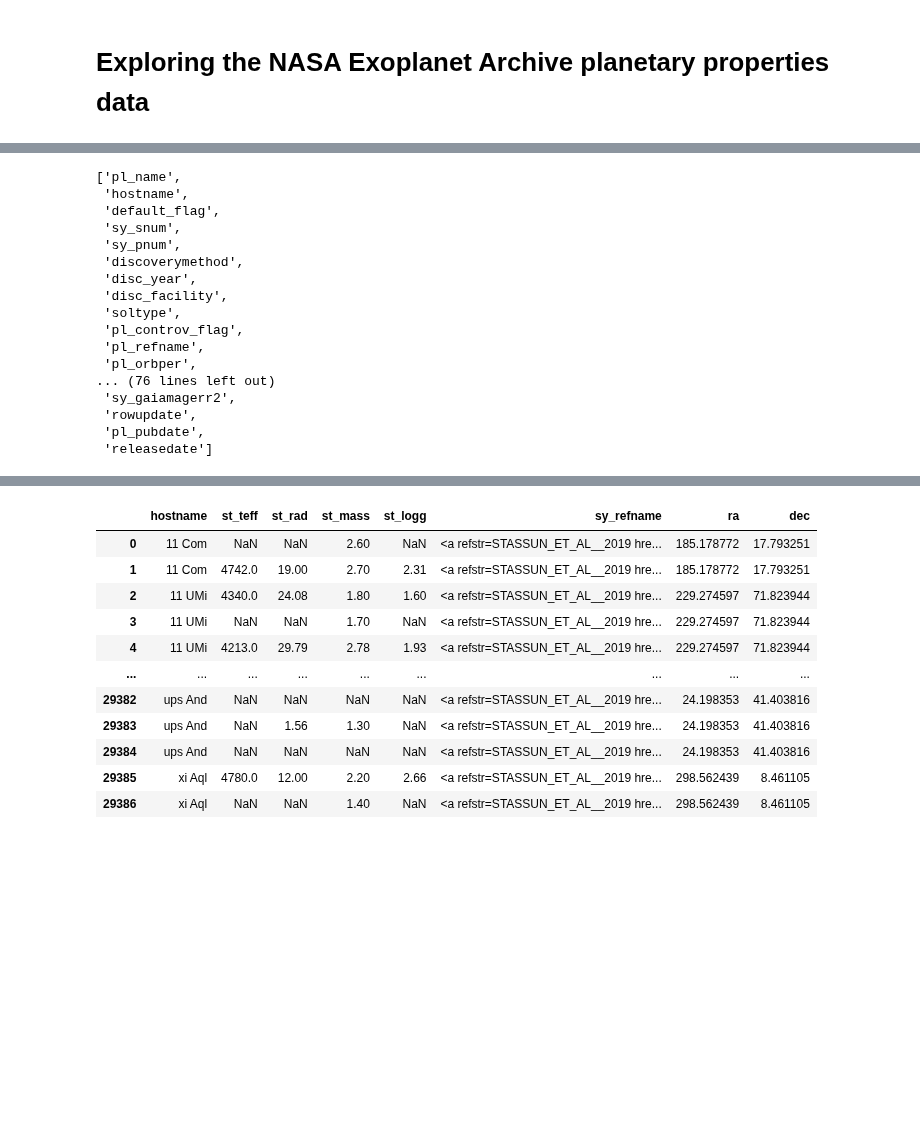
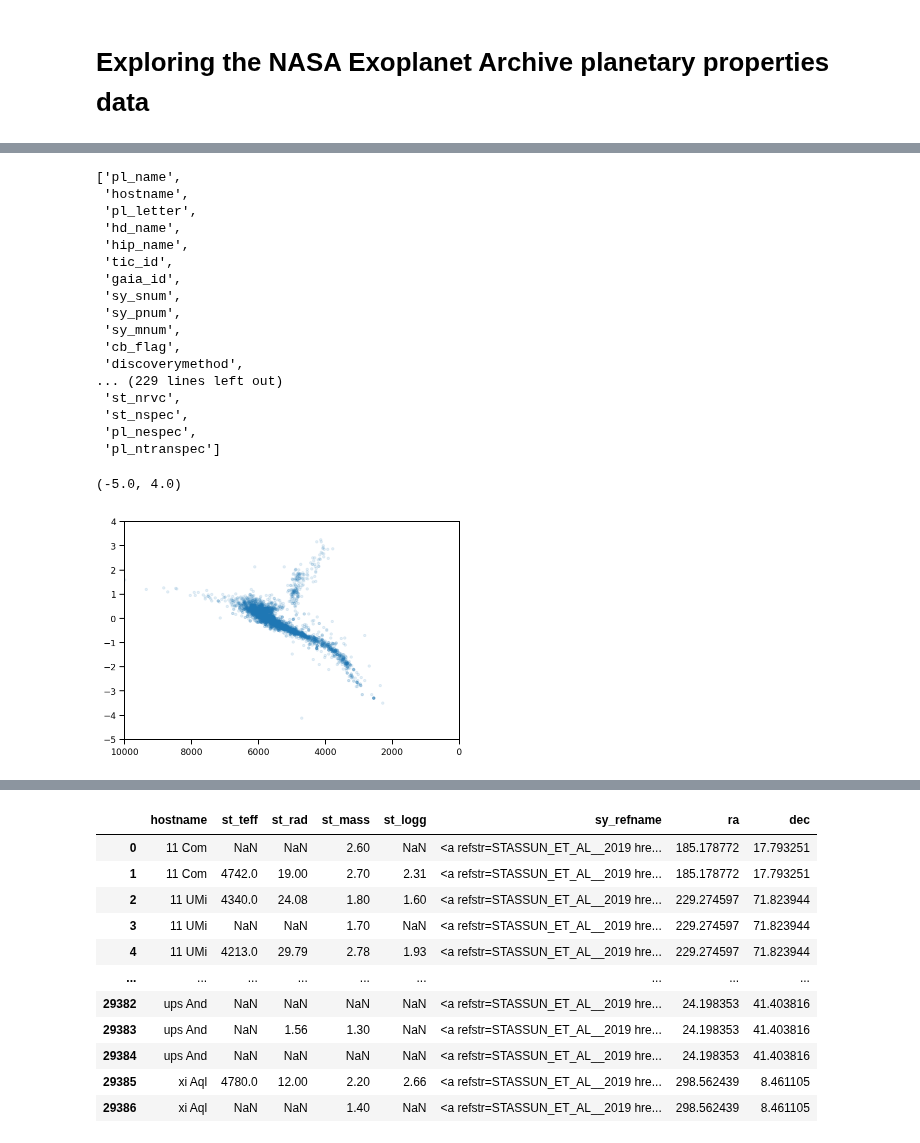
Before and after one commit to BrownDwarf/disperse, a Jupyter notebook: notebooks/11_NASA_Exoplanet_Archive_Table.ipynb, the cells around one changed output, grey strips where cells are left out. Cells and saved outputs as stored; diff of their text form; code cells hidden in the pictures; blank space fills up the shorter version.

Commit message:
Added all columns from NASA Exoplanet archive, plotted HR and vsini vs T

```diff
--- a/notebooks/11_NASA_Exoplanet_Archive_Table.ipynb
+++ b/notebooks/11_NASA_Exoplanet_Archive_Table.ipynb
@@ -23,7 +23,7 @@ from pandas.core.common import SettingWithCopyWarning
 
 warnings.simplefilter(action="ignore", category=SettingWithCopyWarning)
 # %%
-table_1 = Table.read('../data/Exoplanet_Finder/PS_2021.04.05_08.52.09.votable',format='votable')
+table_1 = Table.read('../data/Exoplanet_Finder/PSCompPars_2021.05.05_09.35.40.votable',format='votable')
 # %%
 df_orig = table_1.to_pandas()
 # %%
@@ -41,18 +57,25 @@ list(df_orig.columns)
 # %% [output]
 ['pl_name',
  'hostname',
- 'default_flag',
+ 'pl_letter',
+ 'hd_name',
+ 'hip_name',
+ 'tic_id',
+ 'gaia_id',
  'sy_snum',
  'sy_pnum',
+ 'sy_mnum',
+ 'cb_flag',
  'discoverymethod',
- 'disc_year',
- 'disc_facility',
- 'soltype',
- 'pl_controv_flag',
- 'pl_refname',
- 'pl_orbper',
-... (76 lines left out)
- 'sy_gaiamagerr2',
- 'rowupdate',
- 'pl_pubdate',
- 'releasedate']
+... (229 lines left out)
+ 'st_nrvc',
+ 'st_nspec',
+ 'pl_nespec',
+ 'pl_ntranspec']
+# %%
+plt.plot(df_orig.st_teff,df_orig.st_lum,'.',alpha=0.1) #hr diagram
+plt.xlim(10000,0)
+plt.ylim(-5,4)
+# %% [output]
+(-5.0, 4.0)
+[figure, added]
```
Also changed, not shown: parts of 6 cells of this notebook, 1 other file.
